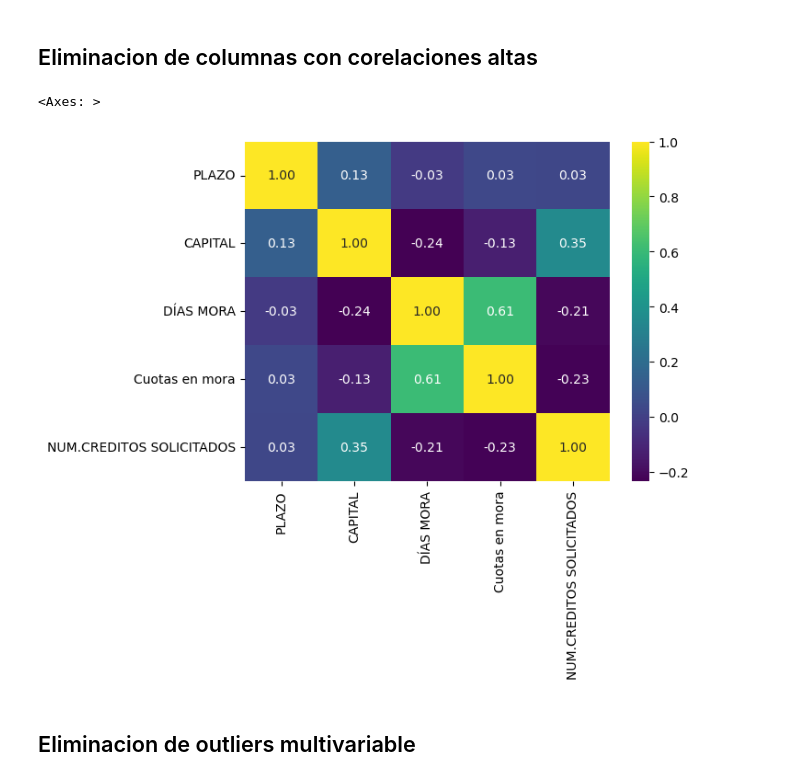
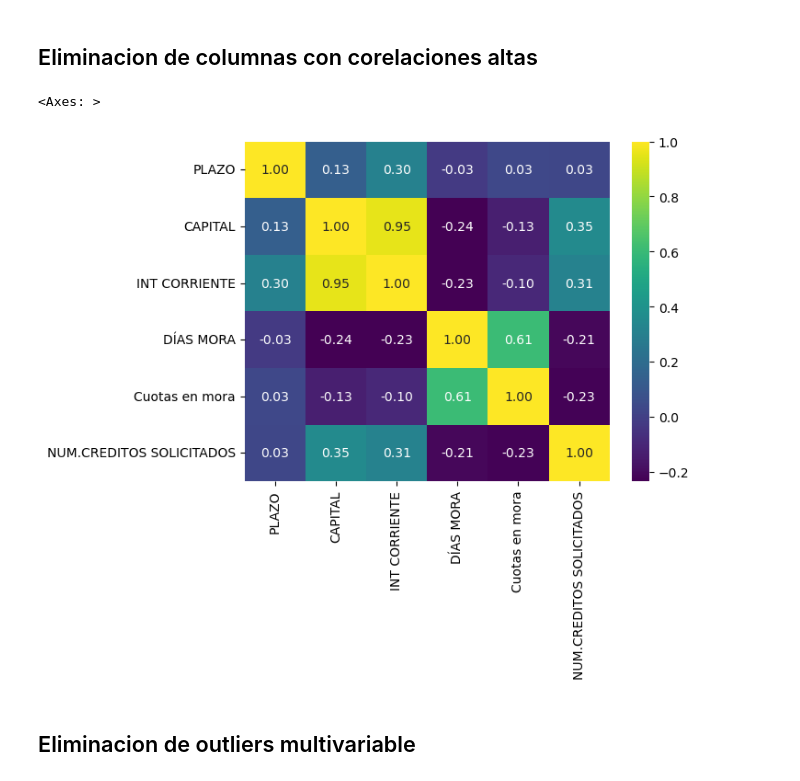
Before and after one commit to josemgoji/Entrega-Final, a Jupyter notebook: datalab/Cleaning.ipynb, the cells around one changed output. Cells and saved outputs as stored; diff of their text form; code cells hidden in the pictures.

```diff
--- a/datalab/Cleaning.ipynb
+++ b/datalab/Cleaning.ipynb
@@ -43,7 +43,7 @@ df_processed[['ID_USUARIO','NUM.CREDITOS SOLICITADOS']][df_processed['ID_USUARIO
 Para decidir cuales columnas deben eliminarse, se tomo encuenta el conocimiento del negocio por parte de la empresa LUMON y se realizo un analisis para seleccionar que columnas son resultado de operaciones entre otras.
 # %%
 columns_to_drop = ['ID_USUARIO', 'ID CREDITO', 'PRODUCTO', 'MONEDA', 'CUOTAS',
-       'PERIODICIDAD CUOTAS','TASA CORRIENTE', 'TASA SEGURO','FECHA DESEMBOLSO','PRÓXIMA FECHA PAGO',
+       'PERIODICIDAD CUOTAS','TASA CORRIENTE', 'TASA SEGURO',
        'TASA AVAL', 'IVA AVAL', 'DESC AVAL', 'DESC AVAL AL DESEMB','Cuotas pagadas',
        'GESTIÓN DIGITAL', 'DESC. X INCLUSION', 'IVA GEST DIG',
        'COD. PROMO DESC.', 'FACTURA VENTA','GESTIÓN DIGITAL.1', 'IVA',
@@ -98,3 +100,7 @@ df_reduced.shape
 # %% [markdown]
 ## Analisis de correlacion entre variables
+# %%
+## df sin las columnas de fechas
+columnas_fecha = ['FECHA DESEMBOLSO', 'PRÓXIMA FECHA PAGO']
+df_reduced_sin_fechas = df_reduced.drop(columnas_fecha,axis=1)
 # %%
@@ -117,14 +123,15 @@ sns.heatmap(df_reduced.corr(), cmap='viridis', annot=True, fmt='.2f')
 # %% [markdown]
 ## Eliminacion de columnas con corelaciones altas
 # %%
-columns_highly_related = ['INT CORRIENTE','SEGURO','INT MORA']
+columns_highly_related = ['SEGURO','INT MORA']
 df_reduced = df_reduced.drop(columns_highly_related,axis=1)
 df_users_info = df_users_info.drop(columns_highly_related,axis=1)
 # %%
-sns.heatmap(df_reduced.corr(), cmap='viridis', annot=True, fmt='.2f')
+df_reduced_sin_fechas = df_reduced.drop(columnas_fecha,axis=1)
+sns.heatmap(df_reduced_sin_fechas.corr(), cmap='viridis', annot=True, fmt='.2f')
 # %% [output]
 <Axes: >
-[figure, old version]
+[figure, new version]
 # %% [markdown]
 ## Eliminacion de outliers multivariable
 # %% [markdown]
```
Also changed, not shown: parts of 18 cells of this notebook, 6 other files.
